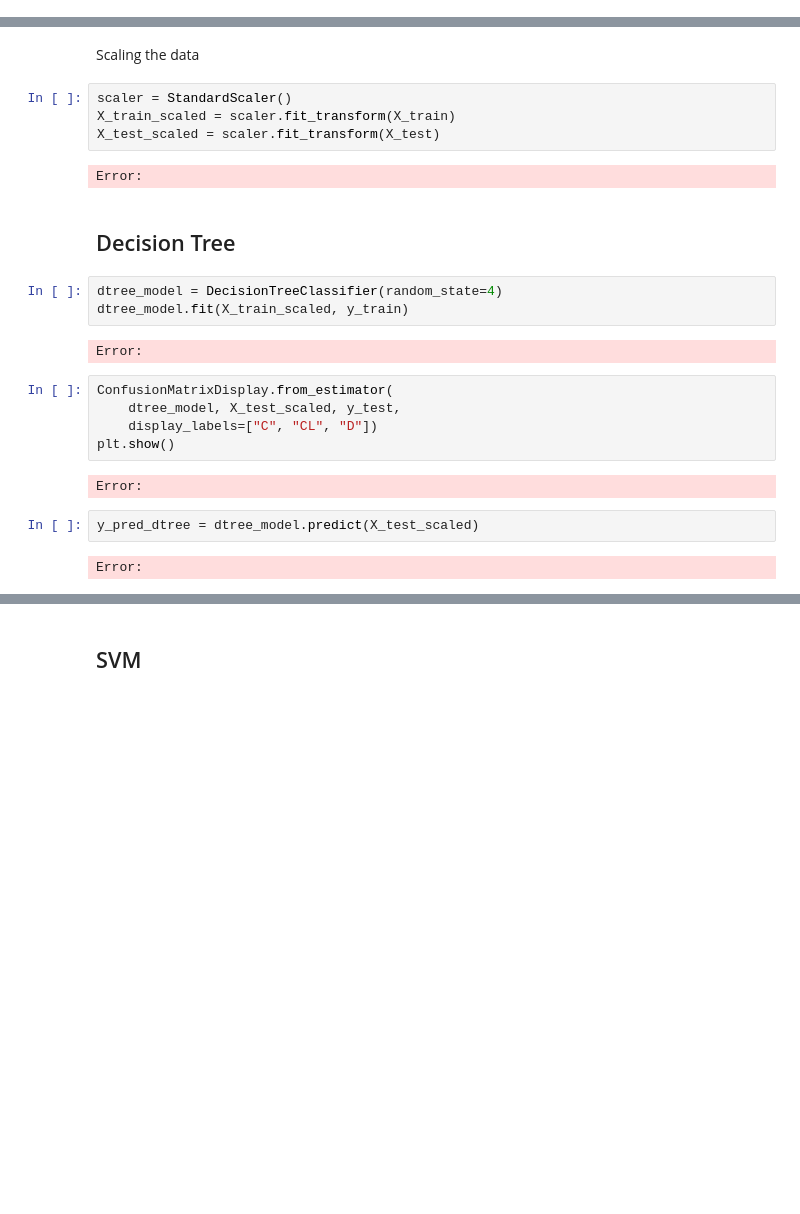
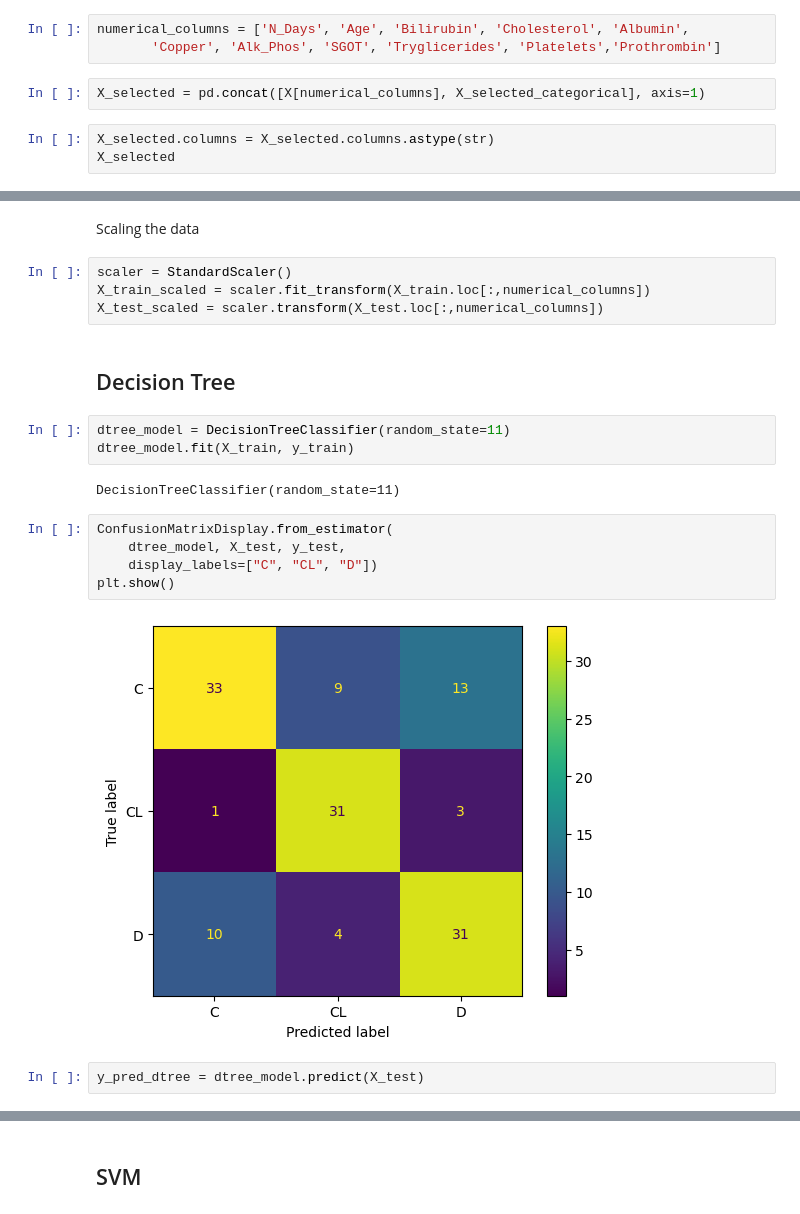
Before and after one commit to lasith54/ML_Project_Cirrhosis_Prediction, a Jupyter notebook: EE5253_2023_Code_Group38.ipynb, the cells around one changed output, grey strips where cells are left out. Drawn from its saved outputs; the diff is of its cells as text; blank space fills up the shorter version.

```diff
--- a/EE5253_2023_Code_Group38.ipynb
+++ b/EE5253_2023_Code_Group38.ipynb
@@ -259,0 +364,8 @@ Error:
+# %%
+numerical_columns = ['N_Days', 'Age', 'Bilirubin', 'Cholesterol', 'Albumin',
+       'Copper', 'Alk_Phos', 'SGOT', 'Tryglicerides', 'Platelets','Prothrombin']
+# %%
+X_selected = pd.concat([X[numerical_columns], X_selected_categorical], axis=1)
+# %%
+X_selected.columns = X_selected.columns.astype(str)
+X_selected
@@ -267,28 +407,24 @@ Error:
 Scaling the data
 # %%
 scaler = StandardScaler()
-X_train_scaled = scaler.fit_transform(X_train)
-X_test_scaled = scaler.fit_transform(X_test)
+X_train_scaled = scaler.fit_transform(X_train.loc[:,numerical_columns])
+X_test_scaled = scaler.transform(X_test.loc[:,numerical_columns])
-# %% [output]
-Error:
 # %% [markdown]
 ## Decision Tree
 # %%
-dtree_model = DecisionTreeClassifier(random_state=4)
-dtree_model.fit(X_train_scaled, y_train)
+dtree_model = DecisionTreeClassifier(random_state=11)
+dtree_model.fit(X_train, y_train)
 # %% [output]
-Error:
+DecisionTreeClassifier(random_state=11)
 # %%
 ConfusionMatrixDisplay.from_estimator(
-    dtree_model, X_test_scaled, y_test,
+    dtree_model, X_test, y_test,
     display_labels=["C", "CL", "D"])
 plt.show()
 # %% [output]
-Error:
+[figure, added]
 # %%
-y_pred_dtree = dtree_model.predict(X_test_scaled)
+y_pred_dtree = dtree_model.predict(X_test)
-# %% [output]
-Error:
 # %%
 print(accuracy_score(y_test, y_pred_dtree)*100,"%")
 # %% [output]
```
Also changed, not shown: parts of 81 cells of this notebook.
